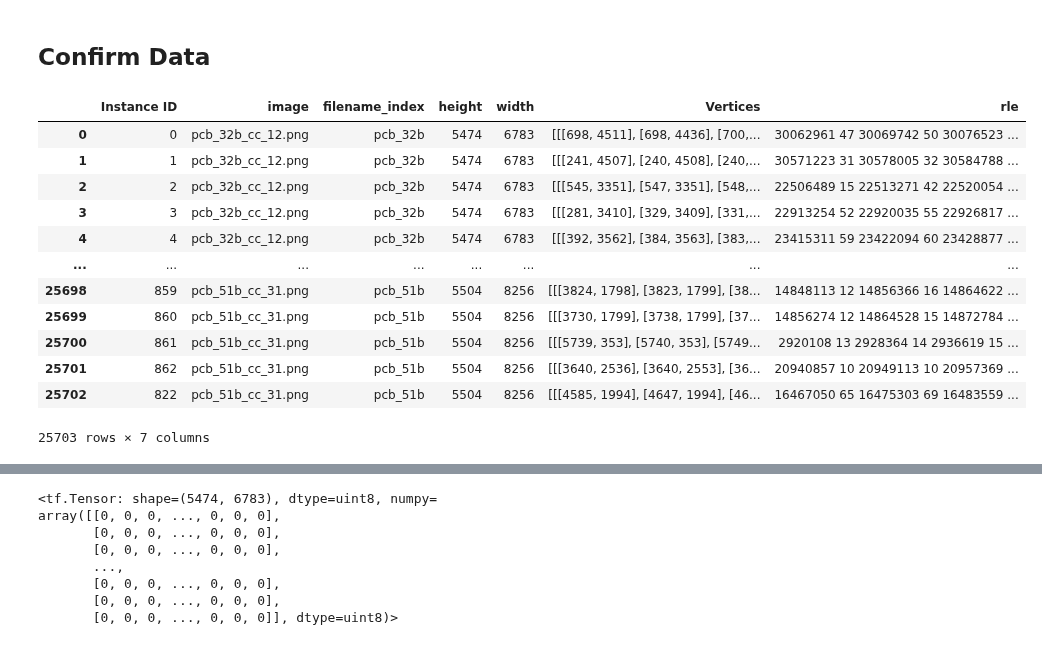
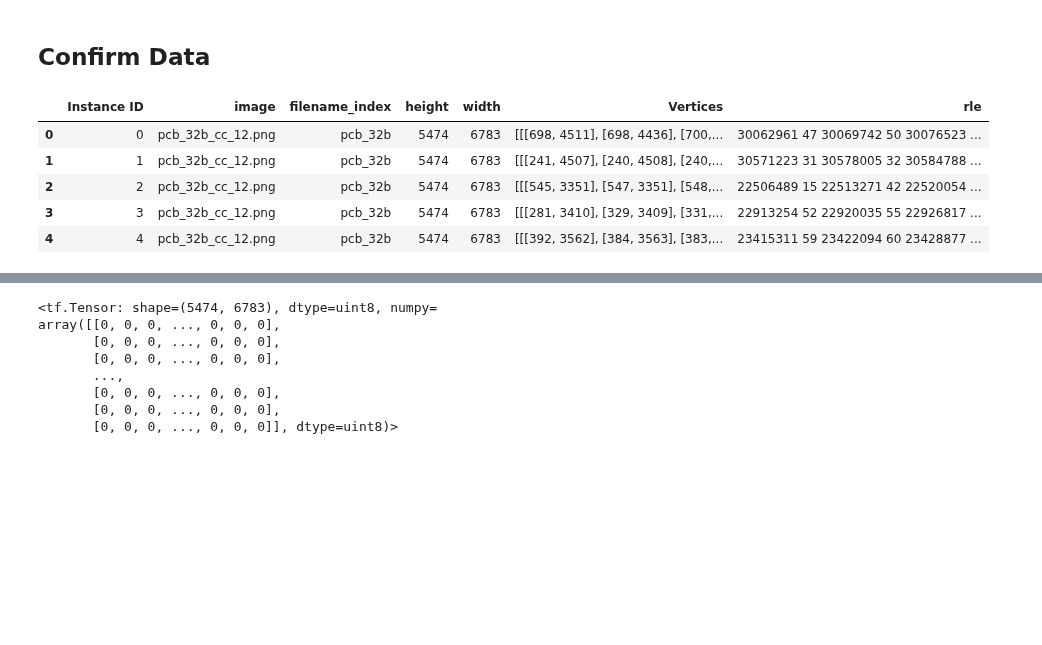
Before and after one commit to Mr-Kondo/_Inbox, a Jupyter notebook: main.ipynb, the cells around one changed output, grey strips where cells are left out. Drawn from its saved outputs; the diff is of its cells as text; code cells hidden in the pictures; blank space fills up the shorter version.

```diff
--- a/main.ipynb
+++ b/main.ipynb
@@ -69,18 +69,11 @@ def rle_decode_tf(mask_rle, shape):
 # %%
 import pandas as pd
 train = pd.read_csv(INPUT_DIR + "/train.csv")
-train
+train.head()
 # %% [output]
 |  | Instance ID | image | filename_index | height | width | Vertices | rle |
 | 0 | 0 | pcb_32b_cc_12.png | pcb_32b | 5474 | 6783 | [[[698, 4511], [698, 4436], [700,... | 30062961 47 30069742 50 30076523 ... |
 | 1 | 1 | pcb_32b_cc_12.png | pcb_32b | 5474 | 6783 | [[[241, 4507], [240, 4508], [240,... | 30571223 31 30578005 32 30584788 ... |
 | 2 | 2 | pcb_32b_cc_12.png | pcb_32b | 5474 | 6783 | [[[545, 3351], [547, 3351], [548,... | 22506489 15 22513271 42 22520054 ... |
 | 3 | 3 | pcb_32b_cc_12.png | pcb_32b | 5474 | 6783 | [[[281, 3410], [329, 3409], [331,... | 22913254 52 22920035 55 22926817 ... |
 | 4 | 4 | pcb_32b_cc_12.png | pcb_32b | 5474 | 6783 | [[[392, 3562], [384, 3563], [383,... | 23415311 59 23422094 60 23428877 ... |
-| ... | ... | ... | ... | ... | ... | ... | ... |
-| 25698 | 859 | pcb_51b_cc_31.png | pcb_51b | 5504 | 8256 | [[[3824, 1798], [3823, 1799], [38... | 14848113 12 14856366 16 14864622 ... |
-| 25699 | 860 | pcb_51b_cc_31.png | pcb_51b | 5504 | 8256 | [[[3730, 1799], [3738, 1799], [37... | 14856274 12 14864528 15 14872784 ... |
-| 25700 | 861 | pcb_51b_cc_31.png | pcb_51b | 5504 | 8256 | [[[5739, 353], [5740, 353], [5749... | 2920108 13 2928364 14 2936619 15 ... |
-| 25701 | 862 | pcb_51b_cc_31.png | pcb_51b | 5504 | 8256 | [[[3640, 2536], [3640, 2553], [36... | 20940857 10 20949113 10 20957369 ... |
-| 25702 | 822 | pcb_51b_cc_31.png | pcb_51b | 5504 | 8256 | [[[4585, 1994], [4647, 1994], [46... | 16467050 65 16475303 69 16483559 ... |
-25703 rows × 7 columns
```
Also changed, not shown: parts of 4 cells of this notebook.
